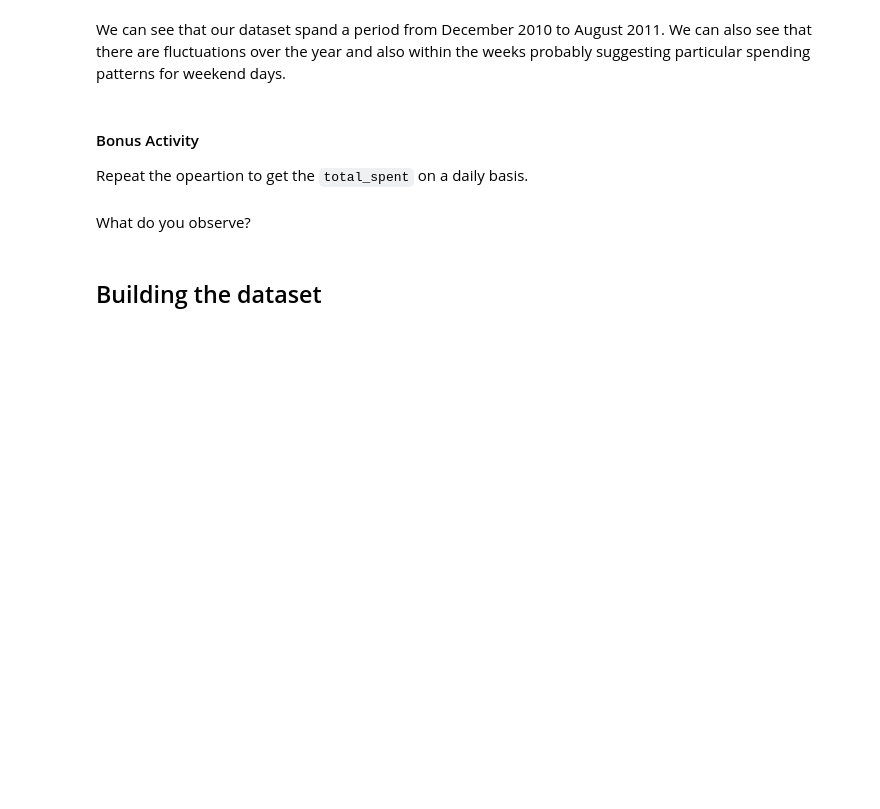
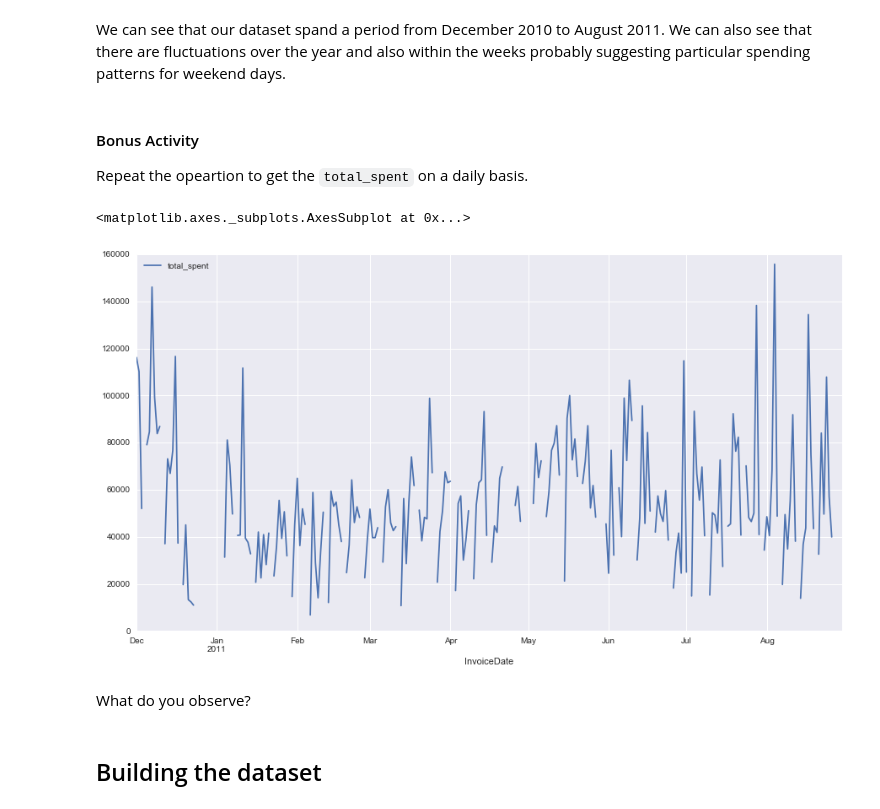
Before and after one commit to FKrauss/intro-to-datascience, a Jupyter notebook: notebooks/day1.ipynb, the cells around one changed output. Drawn from its saved outputs; the diff is of its cells as text; code cells hidden in the pictures; blank space fills up the shorter version.

```diff
--- a/notebooks/day1.ipynb
+++ b/notebooks/day1.ipynb
@@ -351,8 +612,18 @@ We can see that our dataset spand a period from December 2010 to August 2011. We
 
 Repeat the opeartion to get the `total_spent` on a daily basis.
 # %%
+
 # Plot the total spent per day
 # '.resample()' with the 'D' parameter and .sum() up the results before plotting the time series with pandas
+
+# Use the '.resample()' method from pandas with the 'M' parameter to collect
+# the monthly total spend and '.sum()' it all up in one line
+revenue_per_day = total_spent_by_date.resample('D').sum()
+# Present the output
+revenue_per_day.plot(use_index=True, figsize=(15,8))
+# %% [output]
+<matplotlib.axes._subplots.AxesSubplot at 0x...>
+[figure, added]
 # %% [markdown]
 What do you observe?
 # %% [markdown]
```
Also changed, not shown: parts of 68 cells of this notebook, 1 other file.
